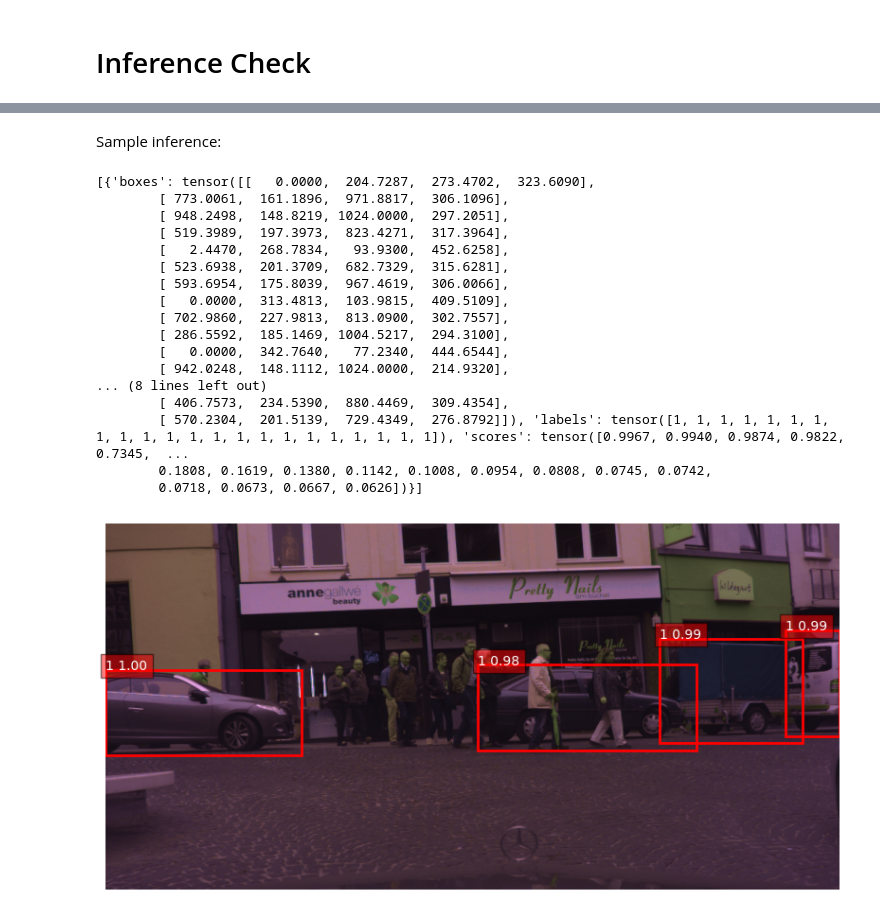
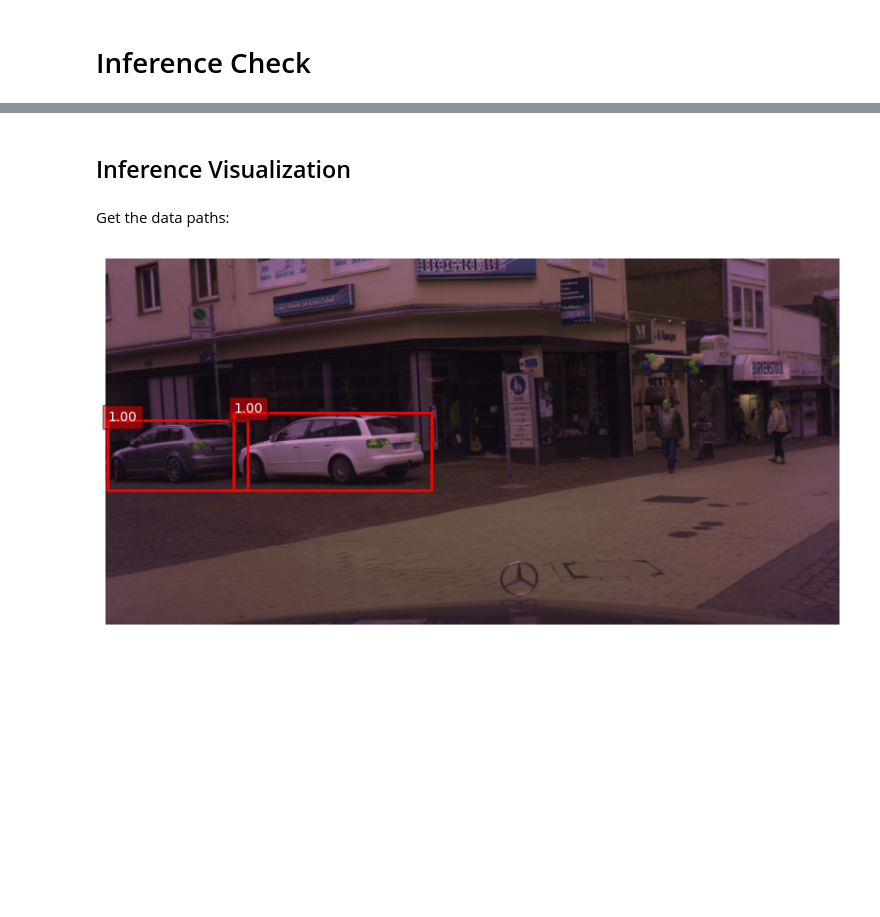
Before and after one commit to ejdam87/single-class-detection, a Jupyter notebook: src/DET_524839/notebooks/inference.ipynb, the cells around one changed output, grey strips where cells are left out. Cells and saved outputs as stored; diff of their text form; code cells hidden in the pictures; blank space fills up the shorter version.

Commit message:
feat: inference

```diff
--- a/src/DET_524839/notebooks/inference.ipynb
+++ b/src/DET_524839/notebooks/inference.ipynb
@@ -20 +7,3 @@ Inference visualizer:
+# %% [markdown]
+## Inference Visualization
 # %%
@@ -93,4 +44,4 @@ def run_inference_and_plot(
     plt.axis("off")
     plt.show()
 # %% [markdown]
-Sample inference:
+Get the data paths:
@@ -102,21 +48,15 @@ model.eval()
 # %%
-run_inference_and_plot(model, unlabeled_df[15][0], 0.9)
+from pathlib import Path
+
+IMAGES = list( Path("../data_det_public/data_det_public/img/aachen").glob("*.png") )
+INFERENCES = list( Path("output_predictions").glob("*.csv") )
-# %% [output]
-[{'boxes': tensor([[   0.0000,  204.7287,  273.4702,  323.6090],
-        [ 773.0061,  161.1896,  971.8817,  306.1096],
-        [ 948.2498,  148.8219, 1024.0000,  297.2051],
-        [ 519.3989,  197.3973,  823.4271,  317.3964],
-        [   2.4470,  268.7834,   93.9300,  452.6258],
-        [ 523.6938,  201.3709,  682.7329,  315.6281],
-        [ 593.6954,  175.8039,  967.4619,  306.0066],
-        [   0.0000,  313.4813,  103.9815,  409.5109],
-        [ 702.9860,  227.9813,  813.0900,  302.7557],
-        [ 286.5592,  185.1469, 1004.5217,  294.3100],
-        [   0.0000,  342.7640,   77.2340,  444.6544],
-        [ 942.0248,  148.1112, 1024.0000,  214.9320],
-... (8 lines left out)
-        [ 406.7573,  234.5390,  880.4469,  309.4354],
-        [ 570.2304,  201.5139,  729.4349,  276.8792]]), 'labels': tensor([1, 1, 1, 1, 1, 1, 1, 1, 1, 1, 1, 1, 1, 1, 1, 1, 1, 1, 1, 1, 1, 1]), 'scores': tensor([0.9967, 0.9940, 0.9874, 0.9822, 0.7345,  ...
-        0.1808, 0.1619, 0.1380, 0.1142, 0.1008, 0.0954, 0.0808, 0.0745, 0.0742,
-        0.0718, 0.0673, 0.0667, 0.0626])}]
-[figure, removed]
+# %%
+SAMPLE_IDX = 17
+
+img = Image.open( str(IMAGES[SAMPLE_IDX]) )
+img = np.array(img)
+df = pd.read_csv(str(INFERENCES[SAMPLE_IDX]))
+
+plot_inference(df, img)
+# %% [output]
+[figure, added]
```
Also changed, not shown: parts of 6 cells of this notebook, 8 other files.
